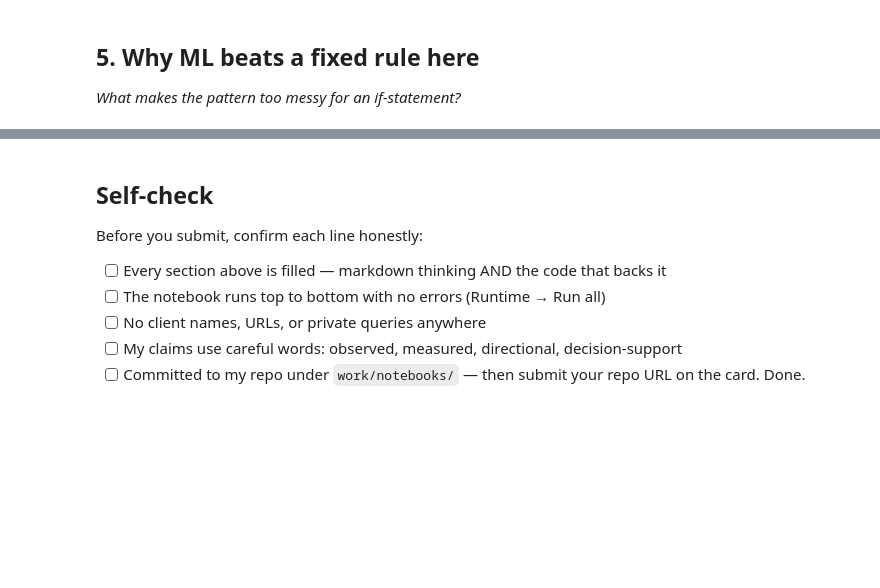
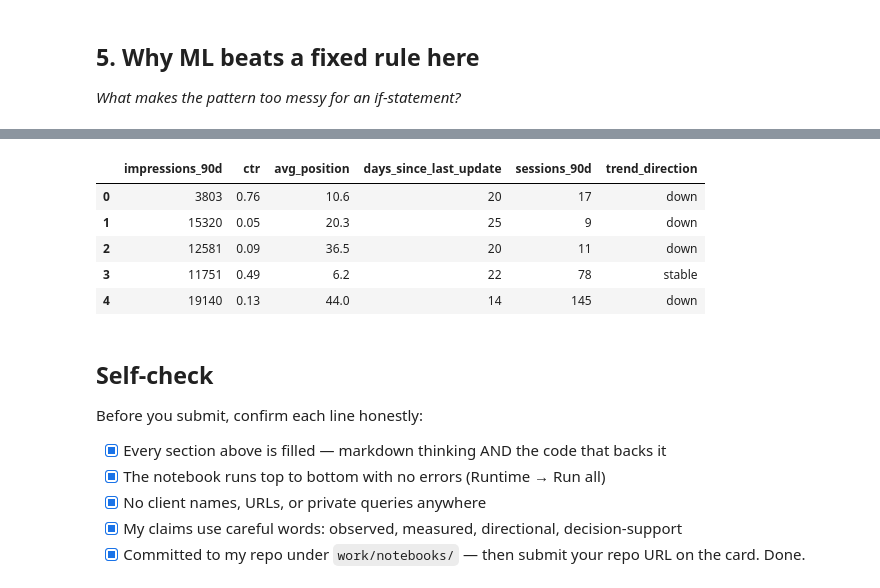
Before and after one commit to adityag30/FlyRank-internship-ML, a Jupyter notebook: work/notebooks/w02_ml_task_framing.ipynb, the cells around one changed output, grey strips where cells are left out. Saved outputs shown, nothing was run; the diff lists cells and outputs as text; code cells hidden in the pictures; blank space fills up the shorter version.

```diff
--- a/work/notebooks/w02_ml_task_framing.ipynb
+++ b/work/notebooks/w02_ml_task_framing.ipynb
@@ -44,10 +157,29 @@ This skeleton is yours to fill. Work the sections **in order** — each one has
+# %%
+# This cell is for CODE (numbers, a query, a check).
+features = [
+    "impressions_90d",
+    "ctr",
+    "avg_position",
+    "days_since_last_update",
+    "sessions_90d",
+    "trend_direction"
+]
+
+display(df[features].head())
+# %% [output]
+|  | impressions_90d | ctr | avg_position | days_since_last_update | sessions_90d | trend_direction |
+| 0 | 3803 | 0.76 | 10.6 | 20 | 17 | down |
+| 1 | 15320 | 0.05 | 20.3 | 25 | 9 | down |
+| 2 | 12581 | 0.09 | 36.5 | 20 | 11 | down |
+| 3 | 11751 | 0.49 | 6.2 | 22 | 78 | stable |
+| 4 | 19140 | 0.13 | 44.0 | 14 | 145 | down |
 # %% [markdown]
 ## Self-check
 
 Before you submit, confirm each line honestly:
 
-- [ ] Every section above is filled — markdown thinking AND the code that backs it
-- [ ] The notebook runs top to bottom with no errors (Runtime → Run all)
-- [ ] No client names, URLs, or private queries anywhere
-- [ ] My claims use careful words: observed, measured, directional, decision-support
-- [ ] Committed to my repo under `work/notebooks/` — then submit your repo URL on the card. Done.
+- [x] Every section above is filled — markdown thinking AND the code that backs it
+- [x] The notebook runs top to bottom with no errors (Runtime → Run all)
+- [x] No client names, URLs, or private queries anywhere
+- [x] My claims use careful words: observed, measured, directional, decision-support
+- [x] Committed to my repo under `work/notebooks/` — then submit your repo URL on the card. Done.
```
Also changed, not shown: parts of 15 cells of this notebook.
